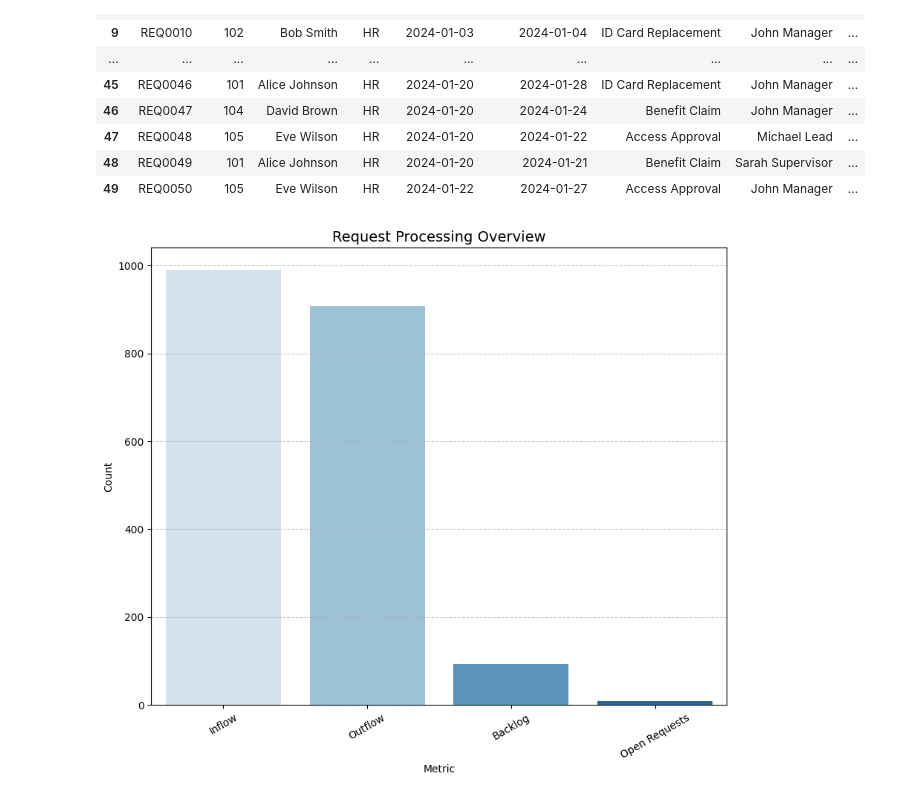
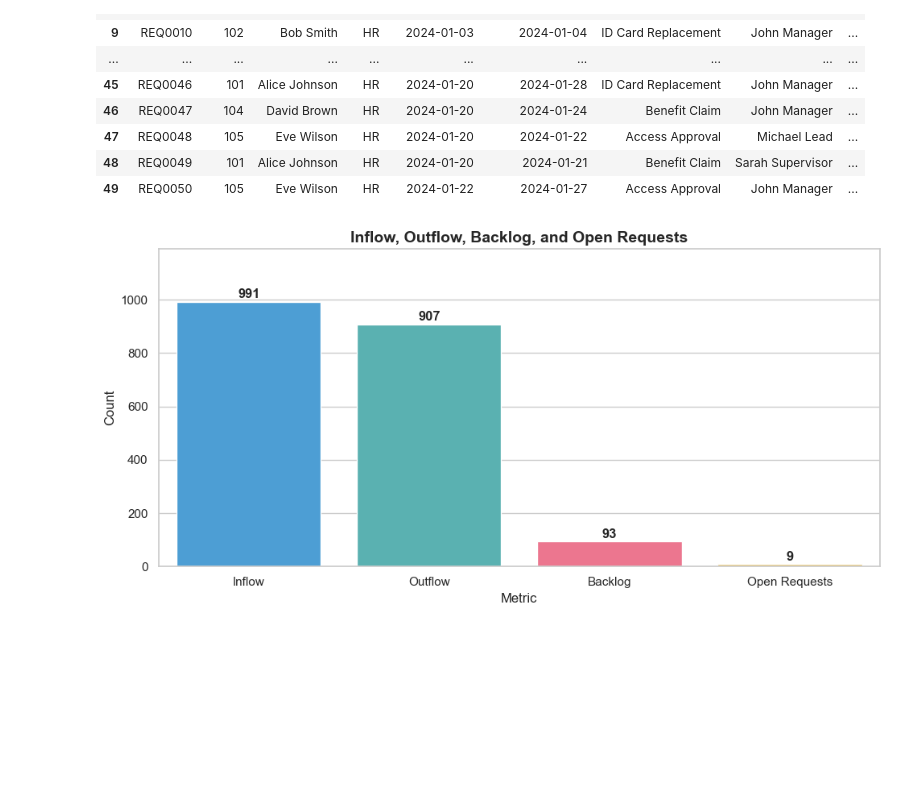
Before and after one commit to RizkyMlana/Data-Science-Mid, a Jupyter notebook: assignment.ipynb, the cells around one changed output. Drawn from its saved outputs; the diff is of its cells as text; code cells hidden in the pictures; blank space fills up the shorter version.

```diff
--- a/assignment.ipynb
+++ b/assignment.ipynb
@@ -113,27 +120,47 @@ df.head(50)
 | 48 | REQ0049 | 101 | Alice Johnson | HR | 2024-01-20 | 2024-01-21 | Benefit Claim | Sarah Supervisor | ... |
 | 49 | REQ0050 | 105 | Eve Wilson | HR | 2024-01-22 | 2024-01-27 | Access Approval | John Manager | ... |
 # %%
-# Simpan hasil dalam DataFrame
+
 result = pd.DataFrame({
     "Metric": ["Inflow", "Outflow", "Backlog", "Open Requests"],
     "Count": [inflow, outflow, backlog, open_req]
 })
 
-# Plot Bar Chart
-plt.figure(figsize=(10, 8))
-sns.barplot(x="Metric", y="Count", data=result, palette="Blues", hue='Metric', legend=False)
 
-# Tambahkan label
-plt.title("Request Processing Overview", fontsize=14)
-plt.xlabel("Metric")
-plt.ylabel("Count")
-plt.xticks(rotation=30)
-plt.grid(axis="y", linestyle="--", alpha=0.7)
+palette = ['#36A2EB', '#4BC0C0', '#FF6384', '#FFCE56']
 
-# Tampilkan chart
+
+plt.figure(figsize=(10, 5))
+
+
+bars = sns.barplot(
+    data=result,
+    x='Metric',
+    y='Count',
+    hue='Metric',
+    palette=palette,
+    legend=False
+)
+
+
+for bar in bars.patches:
+    height = bar.get_height()
+    bars.text(
+        bar.get_x() + bar.get_width() / 2,
+        height + 5,
+        f'{int(height)}',
+        ha='center',
+        va='bottom',
+        fontsize=12,
+        weight='bold'
+    )
+
+plt.title('Inflow, Outflow, Backlog, and Open Requests', fontsize=14, weight='bold')
+plt.ylim(0, max(result['Count']) * 1.2)
+plt.tight_layout()
 plt.show()
 # %% [output]
-[figure, old version]
+[figure, new version]
 # %%
 df['Request_Month'] = df['Request_Date'].dt.to_period('M')
 df['Completion_Month'] = df['Completion_Date'].dt.to_period('M')
```
Also changed, not shown: parts of 13 cells of this notebook, 1 other file.
